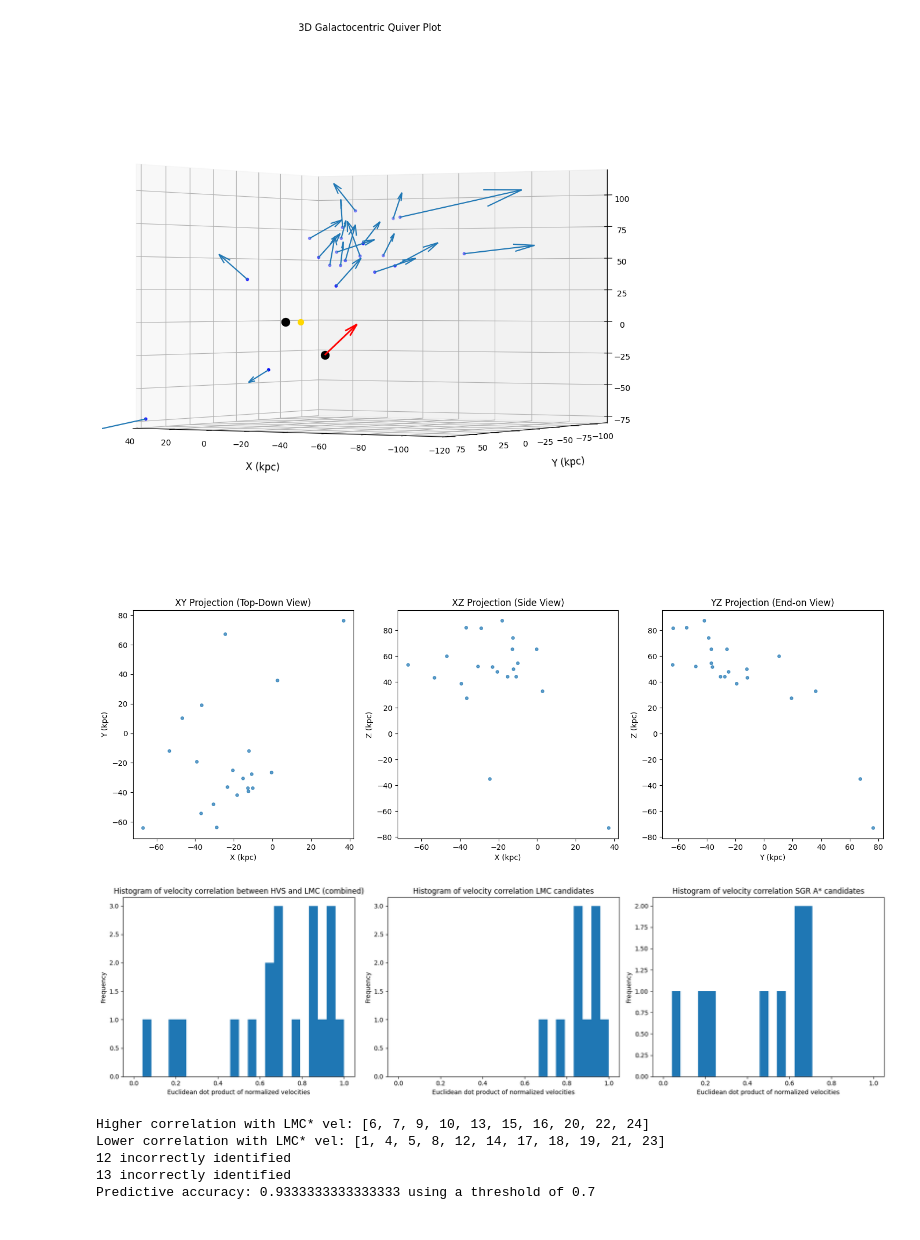
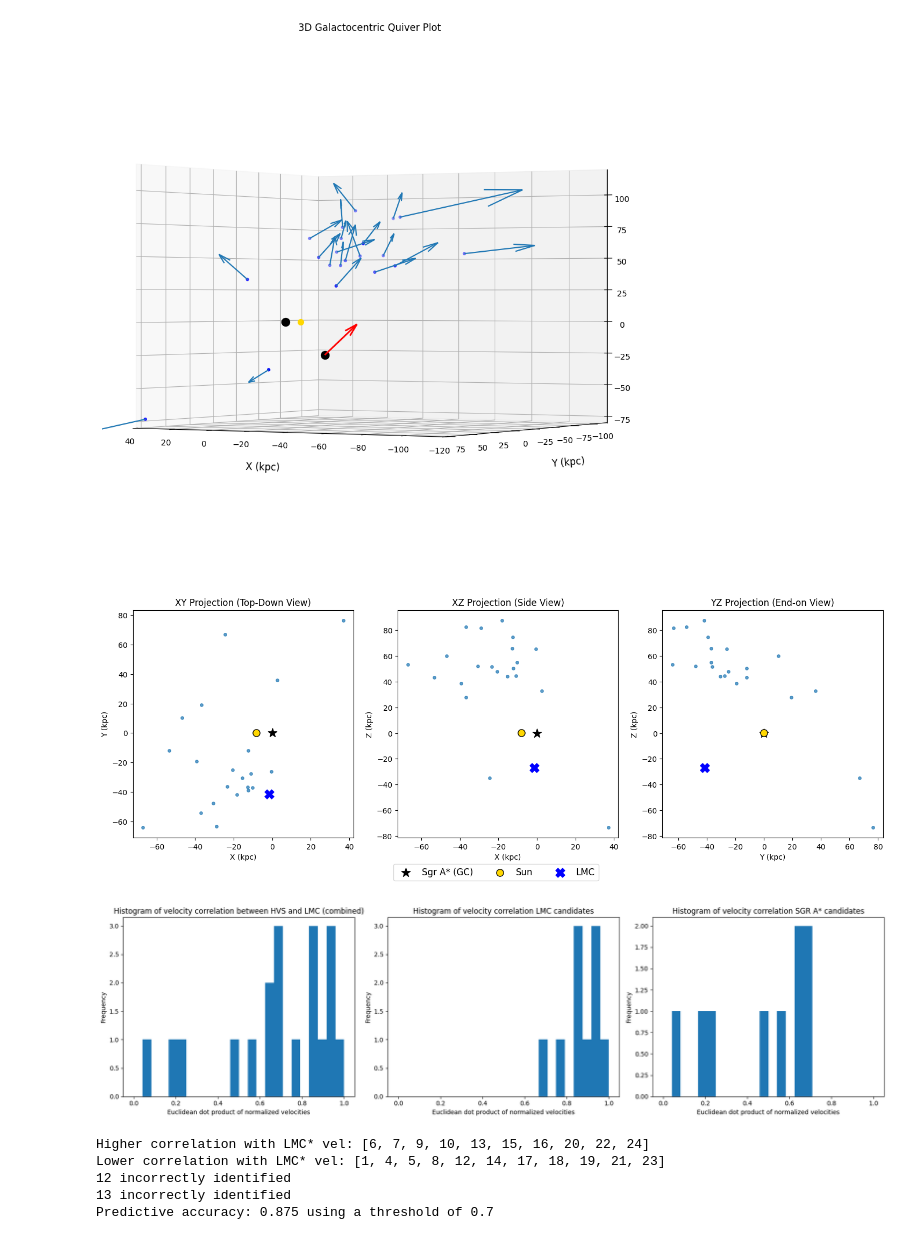
Before and after one commit to andrewqin29/hvs-integrator, a Jupyter notebook: notebooks/data_visualization.ipynb, the cells around one changed output. Cells and saved outputs as stored; diff of their text form; code cells hidden in the pictures.

```diff
--- a/notebooks/data_visualization.ipynb
+++ b/notebooks/data_visualization.ipynb
@@ -84,28 +84,42 @@ plt.show()
 # %%
 # xz, yz, xy plots of HVS in galactocentric frame
 x = df['x']
 y = df['y']
 z = df['z']
+sun_pos = {'x': -8.2, 'y': 0, 'z': 0.02}
+lmc_pos = {'x': -1.5, 'y': -41.4, 'z': -26.7}
 
 fig, (ax1, ax2, ax3) = plt.subplots(1,3, figsize=(18, 5.5))
+
 ax1.scatter(x, y, s=15, alpha=0.7)
 ax1.set_title('XY Projection (Top-Down View)')
 ax1.set_xlabel('X (kpc)')
 ax1.set_ylabel('Y (kpc)')
+ax1.scatter(0, 0, color='black', s=150, marker='*', label='Sgr A* (GC)')
+ax1.scatter(sun_pos['x'], sun_pos['y'], color='gold', s=90, label='Sun', edgecolors='black')
+ax1.scatter(lmc_pos['x'], lmc_pos['y'], color='blue', s=150, marker='X', label='LMC')
 
 ax2.scatter(x, z, s=15, alpha=0.7)
 ax2.set_title('XZ Projection (Side View)')
 ax2.set_xlabel('X (kpc)')
 ax2.set_ylabel('Z (kpc)')
+ax2.scatter(0, 0, color='black', s=150, marker='*')
+ax2.scatter(sun_pos['x'], sun_pos['z'], color='gold', s=90, edgecolors='black')
+ax2.scatter(lmc_pos['x'], lmc_pos['z'], color='blue', s=150, marker='X')
 
 ax3.scatter(y, z, s=15, alpha=0.7)
 ax3.set_title('YZ Projection (End-on View)')
 ax3.set_xlabel('Y (kpc)')
 ax3.set_ylabel('Z (kpc)')
+ax3.scatter(0, 0, color='black', s=150, marker='*')
+ax3.scatter(sun_pos['y'], sun_pos['z'], color='gold', s=90, edgecolors='black')
+ax3.scatter(lmc_pos['y'], lmc_pos['z'], color='blue', s=150, marker='X')
 
+handles, labels = ax1.get_legend_handles_labels()
+fig.legend(handles, labels, loc='lower center', ncol=4, bbox_to_anchor=(0.5, -0.05), fontsize=12, fancybox=True)
 plt.show()
 # %% [output]
-[figure, old version]
+[figure, new version]
 # %%
 # HVS velocity correlation with LMC velocity histogram
 import seaborn as sb
@@ -189,14 +203,14 @@ for i in range(len(truth_hvs)):
         else:
             print(str(hvs) + " incorrectly identified")
 
-print("Predictive accuracy: " + str(correct_ctr/15) + " using a threshold of " + str(threshold)) # 15 comes from 20 HVS - 5 inconclusive ones (no LMC or SGR A* prediction)
+print("Predictive accuracy: " + str(correct_ctr/16) + " using a threshold of " + str(threshold)) # 16 comes from 21 HVS - 5 inconclusive ones (no LMC or SGR A* prediction)
 # %% [output]
 [figure]
 Higher correlation with LMC* vel: [6, 7, 9, 10, 13, 15, 16, 20, 22, 24]
 Lower correlation with LMC* vel: [1, 4, 5, 8, 12, 14, 17, 18, 19, 21, 23]
 12 incorrectly identified
 13 incorrectly identified
-Predictive accuracy: 0.9333333333333333 using a threshold of 0.7
+Predictive accuracy: 0.875 using a threshold of 0.7
 # %%
 # point biserial correlation coefficient for asserting signficance of velocity correlation to truth
 from scipy import stats
```
Also changed, not shown: parts of 5 cells of this notebook, 3 other files.
